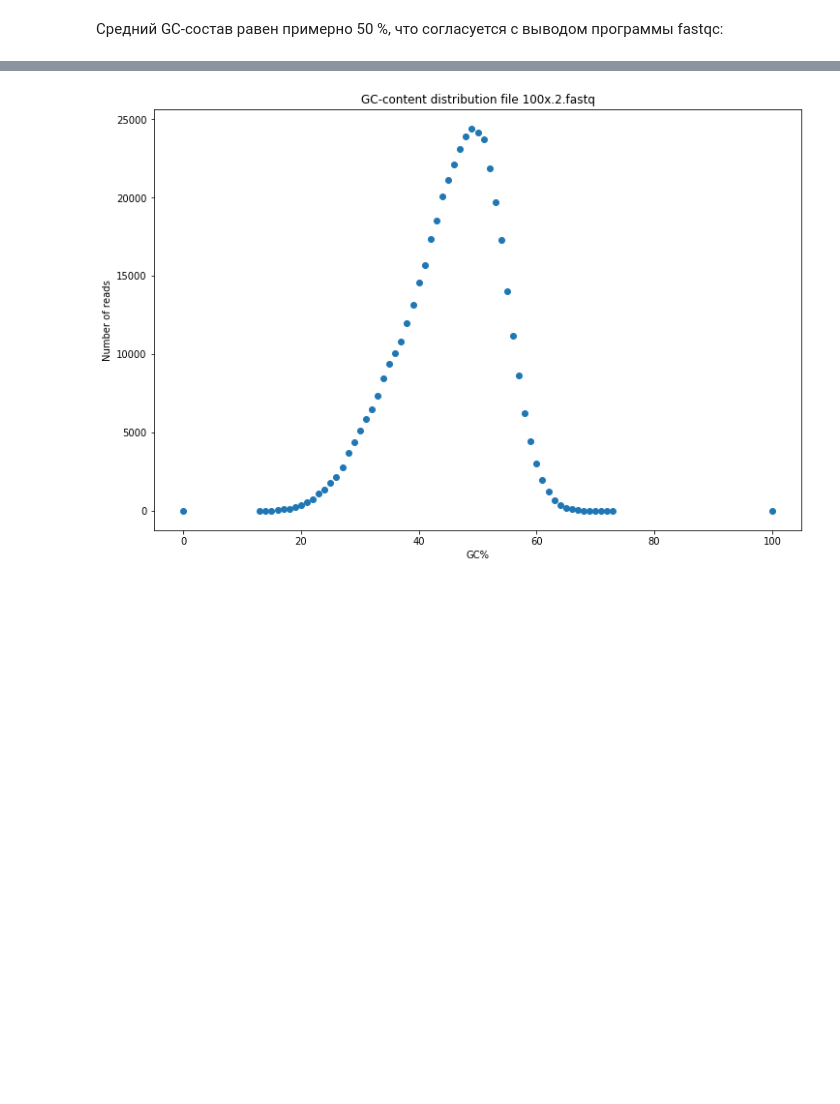
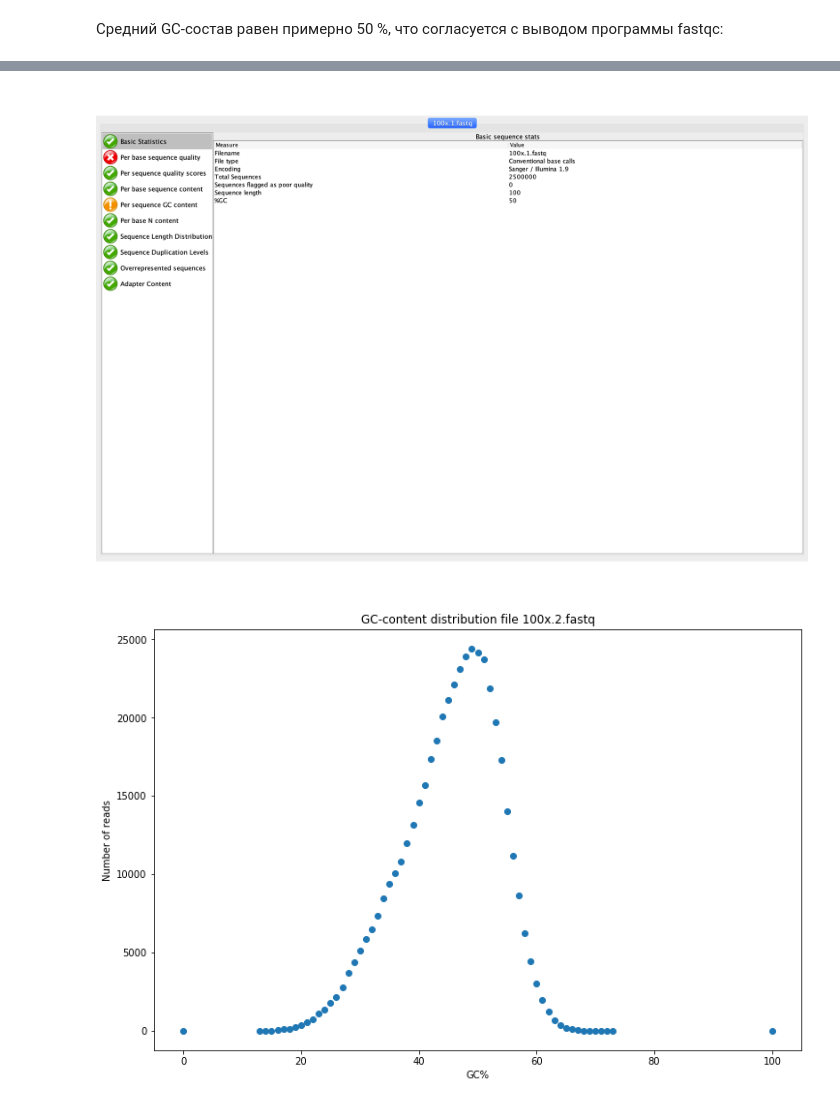
Before and after one commit to omashkova/NGS_bioinf, a Jupyter notebook: HW#1.ipynb, the cells around one changed output, grey strips where cells are left out. Cells and saved outputs as stored; diff of their text form; code cells hidden in the pictures; blank space fills up the shorter version.

```diff
--- a/HW#1.ipynb
+++ b/HW#1.ipynb
@@ -45,3 +43,8 @@ plt.show()
+# %%
+from IPython.display import Image
+Image("/Users/olga/Documents/Bioinformatics Institute/NGS/fastqc_100x.1.fastq.png")
+# %% [output]
+[figure, added]
 # %%
 find_good_reads('100x.2.fastq')
 M, N = create_gc_dict('good_reads.fastq') # рисуем график для файла 100x.2.fastq
```
Also changed, not shown: parts of 3 cells of this notebook.
